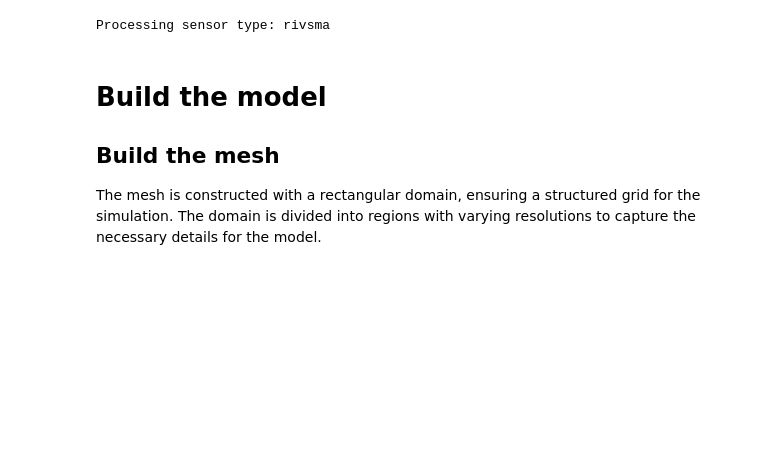
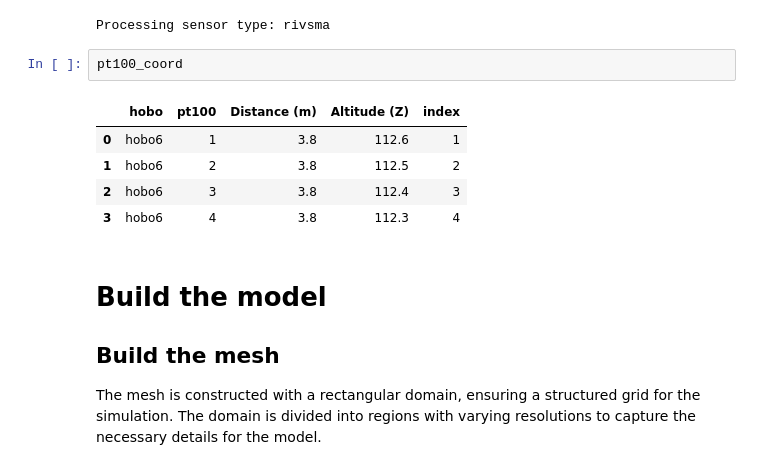
Before and after one commit to agnes-riviere/ginette, a Jupyter notebook: application/RIV2D/1_IntB_test.ipynb, the cells around one changed output. Drawn from its saved outputs; the diff is of its cells as text; blank space fills up the shorter version.

```diff
--- a/application/RIV2D/1_IntB_test.ipynb
+++ b/application/RIV2D/1_IntB_test.ipynb
@@ -341,6 +343,14 @@ Start date: 2013-09-19 12:00:00 End date: 2013-10-19 12:00:00
 Processing sensor type: pzps7
 Processing sensor type: Hobo5
 Processing sensor type: rivsma
+# %%
+pt100_coord
+# %% [output]
+|  | hobo | pt100 | Distance (m) | Altitude (Z) | index |
+| 0 | hobo6 | 1 | 3.8 | 112.6 | 1 |
+| 1 | hobo6 | 2 | 3.8 | 112.5 | 2 |
+| 2 | hobo6 | 3 | 3.8 | 112.4 | 3 |
+| 3 | hobo6 | 4 | 3.8 | 112.3 | 4 |
 # %% [markdown]
 # Build the model
 ## Build the mesh
```
Also changed, not shown: parts of 20 cells of this notebook, 4 other files.
